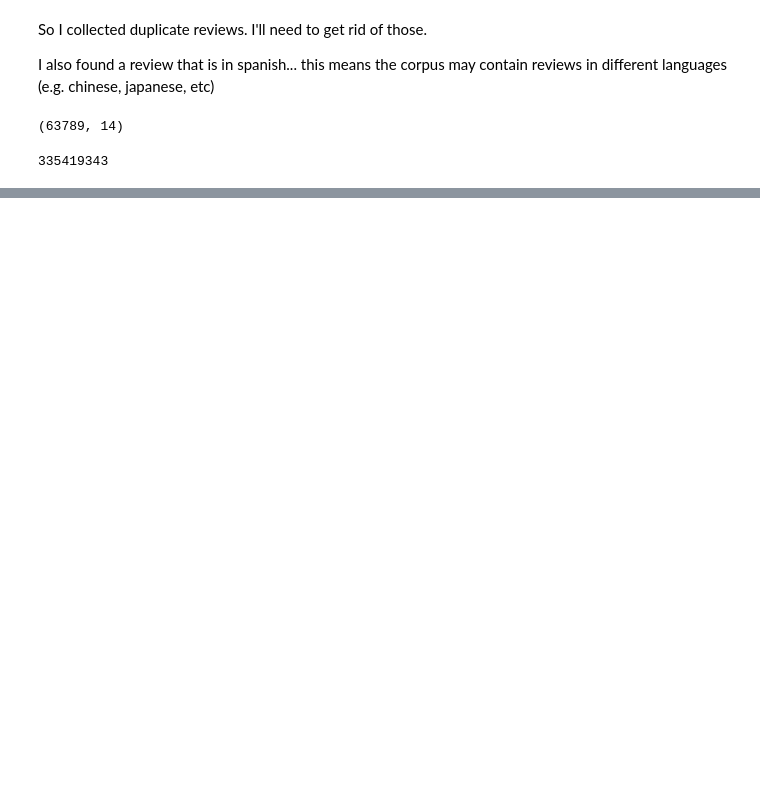
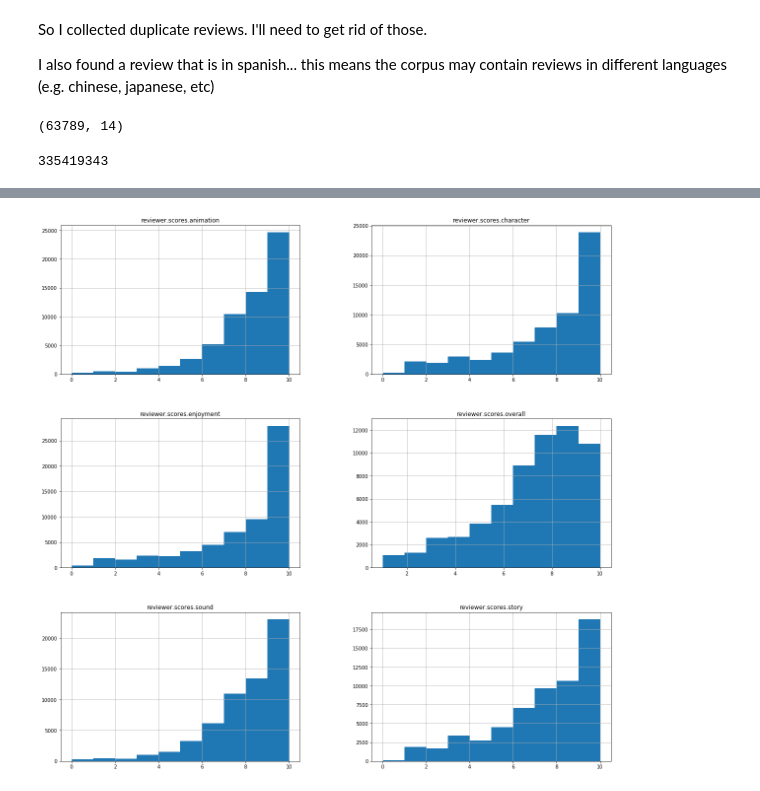
Before and after one commit to ktang012/myanimelist_data_collection, a Jupyter notebook: preprocess_reviews.ipynb, the cells around one changed output, grey strips where cells are left out. Cells and saved outputs as stored; diff of their text form; code cells hidden in the pictures; blank space fills up the shorter version.

```diff
--- a/preprocess_reviews.ipynb
+++ b/preprocess_reviews.ipynb
@@ -214,0 +630,14 @@ nlp = spacy.load("en_core_web_lg")
+# %%
+other_scores = ["reviewer.scores.animation",
+                "reviewer.scores.character",
+                "reviewer.scores.enjoyment",
+                "reviewer.scores.sound",
+                "reviewer.scores.story"]
+# %%
+all_zero_idx = ((train_vector["reviewer.scores.animation"] == 0) &
+                (train_vector["reviewer.scores.character"] == 0) &
+                (train_vector["reviewer.scores.enjoyment"] == 0) &
+                (train_vector["reviewer.scores.sound"] == 0) &
+                (train_vector["reviewer.scores.story"] == 0))
+# %%
+train_vector.at[all_zero_idx, other_scores] = train_vector[all_zero_idx]["reviewer.scores.overall"]
@@ -214,0 +665,7 @@ nlp = spacy.load("en_core_web_lg")
+# %%
+all_scores = other_scores + ["reviewer.scores.overall"]
+# %%
+train_vector[all_scores].hist(figsize=(20,20))
+plt.show()
+# %% [output]
+[figure, added]
```
Also changed, not shown: parts of 73 cells of this notebook, 1 other file.
